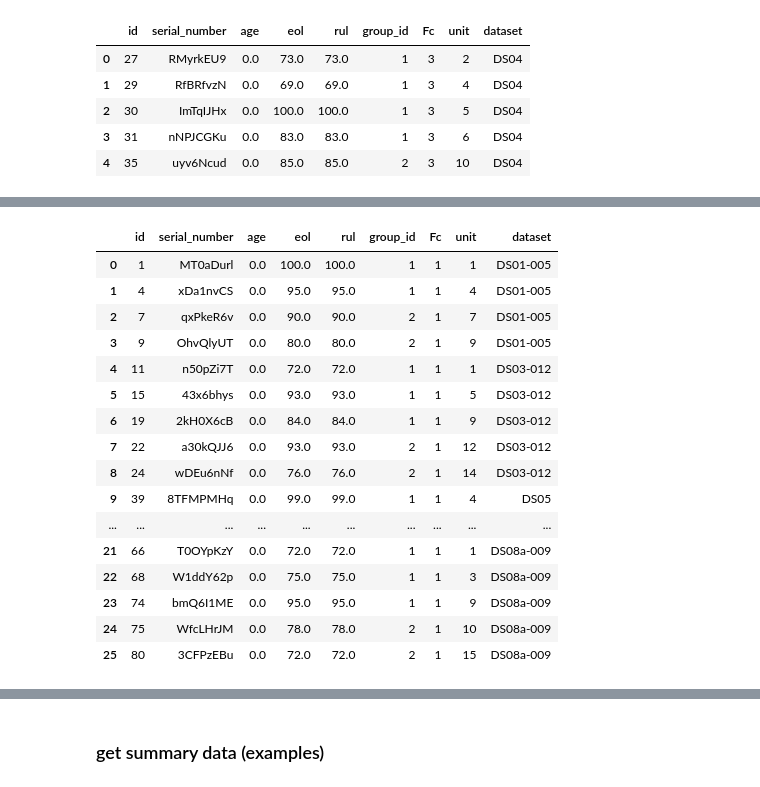
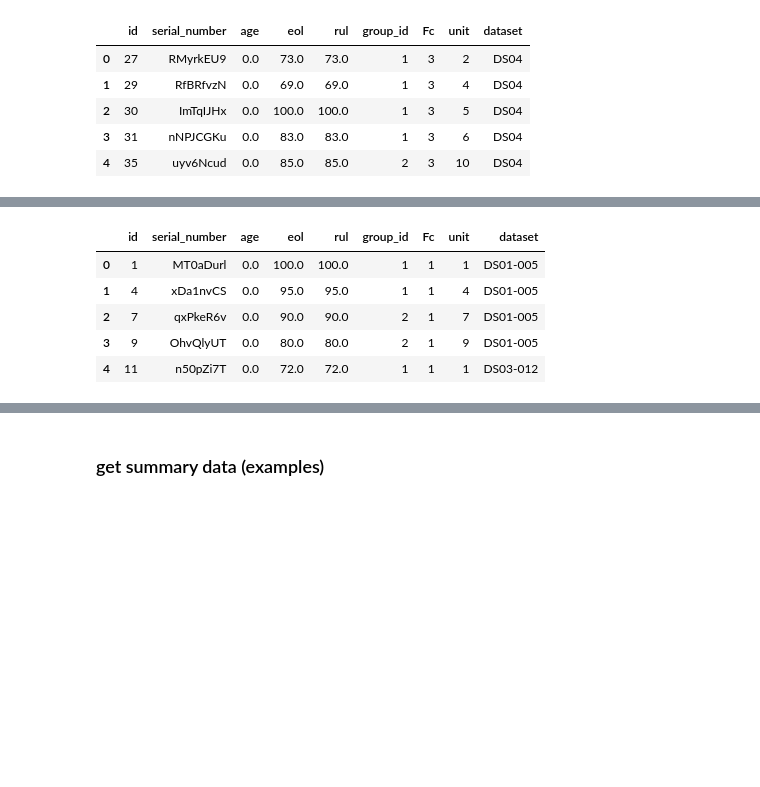
Before and after one commit to darrahts/phm2021_data_challenge, a Jupyter notebook: notebooks/database_api_ncmapss.ipynb, the cells around one changed output, grey strips where cells are left out. Drawn from its saved outputs; the diff is of its cells as text; code cells hidden in the pictures; blank space fills up the shorter version.

```diff
--- a/notebooks/database_api_ncmapss.ipynb
+++ b/notebooks/database_api_ncmapss.ipynb
@@ -298,21 +291,10 @@ api._get_units(db=db)
 # %%
-api._get_units(Fc=[1], db=db)
+api._get_units(Fc=[1], db=db).head()
 # %% [output]
 |  | id | serial_number | age | eol | rul | group_id | Fc | unit | dataset |
 | 0 | 1 | MT0aDurl | 0.0 | 100.0 | 100.0 | 1 | 1 | 1 | DS01-005 |
 | 1 | 4 | xDa1nvCS | 0.0 | 95.0 | 95.0 | 1 | 1 | 4 | DS01-005 |
 | 2 | 7 | qxPkeR6v | 0.0 | 90.0 | 90.0 | 2 | 1 | 7 | DS01-005 |
 | 3 | 9 | OhvQlyUT | 0.0 | 80.0 | 80.0 | 2 | 1 | 9 | DS01-005 |
 | 4 | 11 | n50pZi7T | 0.0 | 72.0 | 72.0 | 1 | 1 | 1 | DS03-012 |
-| 5 | 15 | 43x6bhys | 0.0 | 93.0 | 93.0 | 1 | 1 | 5 | DS03-012 |
-| 6 | 19 | 2kH0X6cB | 0.0 | 84.0 | 84.0 | 1 | 1 | 9 | DS03-012 |
-| 7 | 22 | a30kQJJ6 | 0.0 | 93.0 | 93.0 | 2 | 1 | 12 | DS03-012 |
-| 8 | 24 | wDEu6nNf | 0.0 | 76.0 | 76.0 | 2 | 1 | 14 | DS03-012 |
-| 9 | 39 | 8TFMPMHq | 0.0 | 99.0 | 99.0 | 1 | 1 | 4 | DS05 |
-| ... | ... | ... | ... | ... | ... | ... | ... | ... | ... |
-| 21 | 66 | T0OYpKzY | 0.0 | 72.0 | 72.0 | 1 | 1 | 1 | DS08a-009 |
-| 22 | 68 | W1ddY62p | 0.0 | 75.0 | 75.0 | 1 | 1 | 3 | DS08a-009 |
-| 23 | 74 | bmQ6I1ME | 0.0 | 95.0 | 95.0 | 1 | 1 | 9 | DS08a-009 |
-| 24 | 75 | WfcLHrJM | 0.0 | 78.0 | 78.0 | 2 | 1 | 10 | DS08a-009 |
-| 25 | 80 | 3CFPzEBu | 0.0 | 72.0 | 72.0 | 2 | 1 | 15 | DS08a-009 |
 # %%
```
Also changed, not shown: parts of 11 cells of this notebook, 1 other file.
